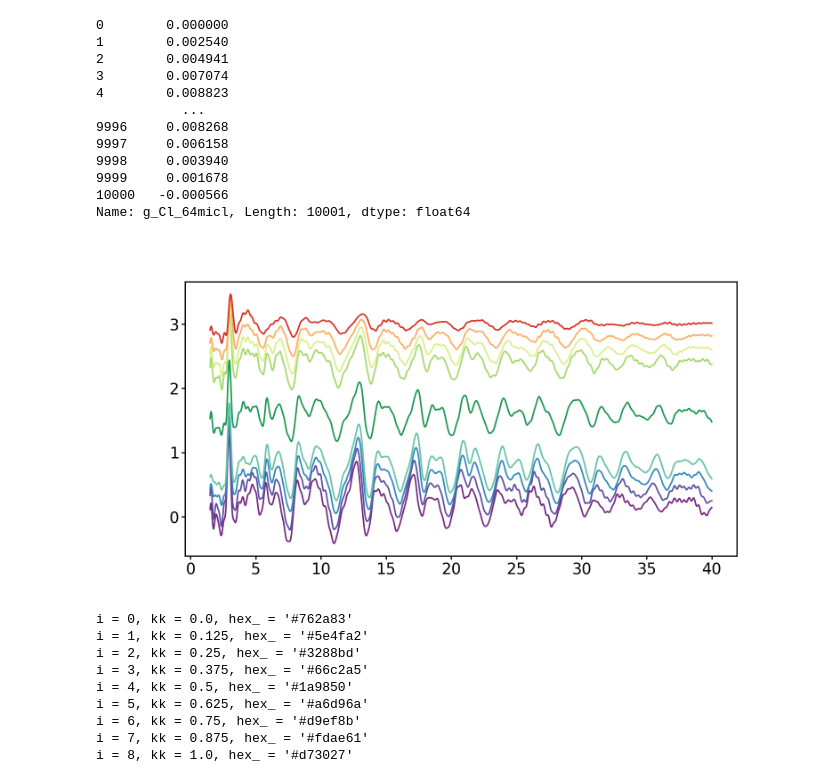
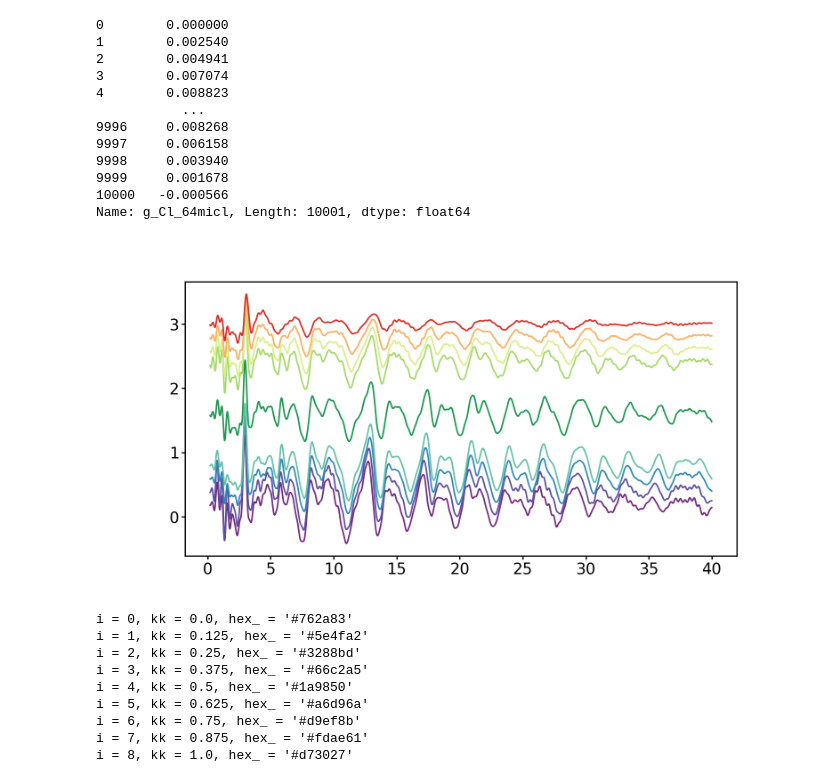
Before and after one commit to cheng-hung/Data_process, a Jupyter notebook: Manuscript_halide_exchange/Fig_3.ipynb, the cells around one changed output. Cells and saved outputs as stored; diff of their text form; code cells hidden in the pictures.

```diff
--- a/Manuscript_halide_exchange/Fig_3.ipynb
+++ b/Manuscript_halide_exchange/Fig_3.ipynb
@@ -484,7 +480,7 @@ linewidth = 2.5
 cmap = RdGnpu
 
 y_offset = 0.2
-x_min = 150
+x_min = 20
 x_max = 4000
 
 for i in range(0, k, 1):
@@ -494,34 +490,34 @@ for i in range(0, k, 1):
     else:
         _offset = 0.2
 
     ax0.plot(gr_df[f'r_{data_keys[i]}'].iloc[x_min:x_max],
              gr_df[f'g_{data_keys[i]}'].iloc[x_min:x_max]+y_offset,
              label=f'{data_keys[i]}',
              color=cmap(color_idx[i]),
              linewidth=linewidth, )
 
     y_offset = y_offset + _offset
 
 ax0.tick_params(labelsize=tick_font_size, width=tick_width, length=tick_length)
 
 for axis in ['top', 'bottom', 'left', 'right']:
     ax0.spines[axis].set_linewidth(ax_linewidth) # Set the thickness in points
 
 # ax0.legend(bbox_to_anchor=(1.0, 0.2), loc='lower left', ncol=1)
 # ax0 = f0.add_subplot(gs[1,:])
 # k = len(I_keys)
 # color_idx = np.linspace(0, 1, k)
 
 # palette = pt.colorbrewer.diverging.RdYlGn_11_r
 # cmap = palette.mpl_colormap
 
 # for i in range(0, k, 1):
 #     ax0.plot(fgr_df[f'r_{I_keys[i]}'].iloc[x_min:x_max],
 #              fgr_df[f'g_{I_keys[i]}'].iloc[x_min:x_max]+y_offset*i,
 #              label=f'{I_keys[i]}',
 #              color=cmap(color_idx[i]))
 # %% [output]
-[figure, old version]
+[figure, new version]
 # %%
 fn_img = 'figure03_001.png'
 # f0.savefig(fn_img, transparent=True, dpi=600)
```
Also changed, not shown: parts of 5 cells of this notebook, 2 other files.
